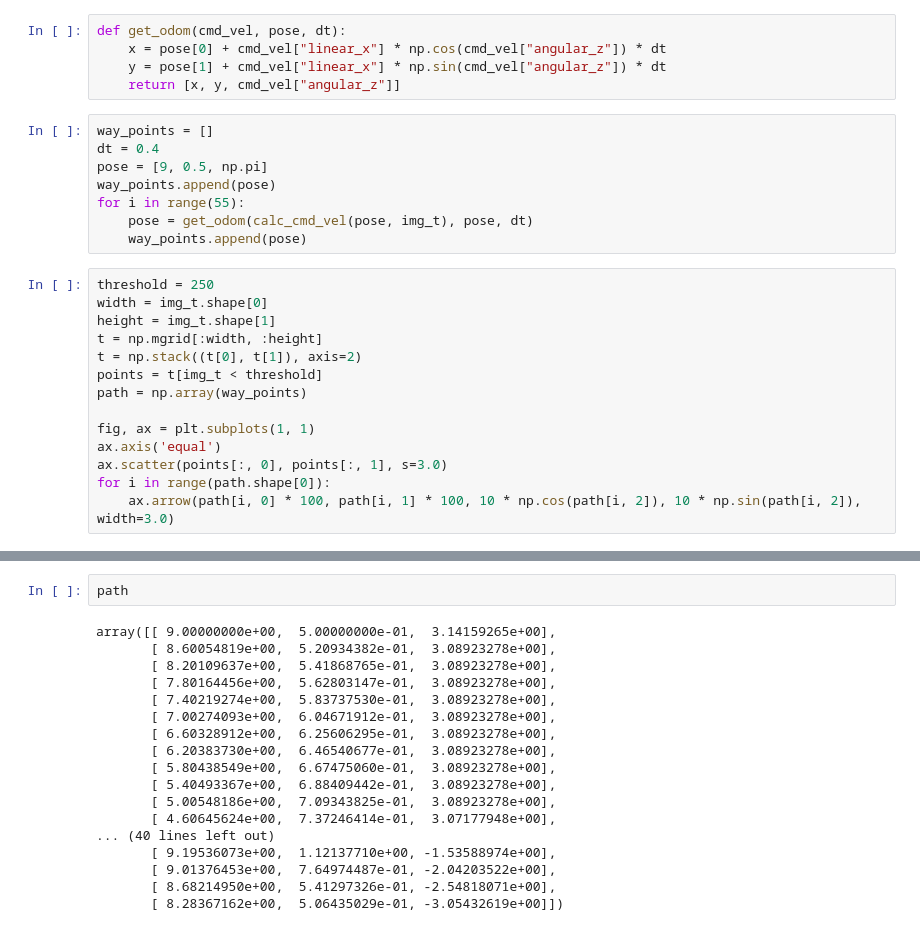
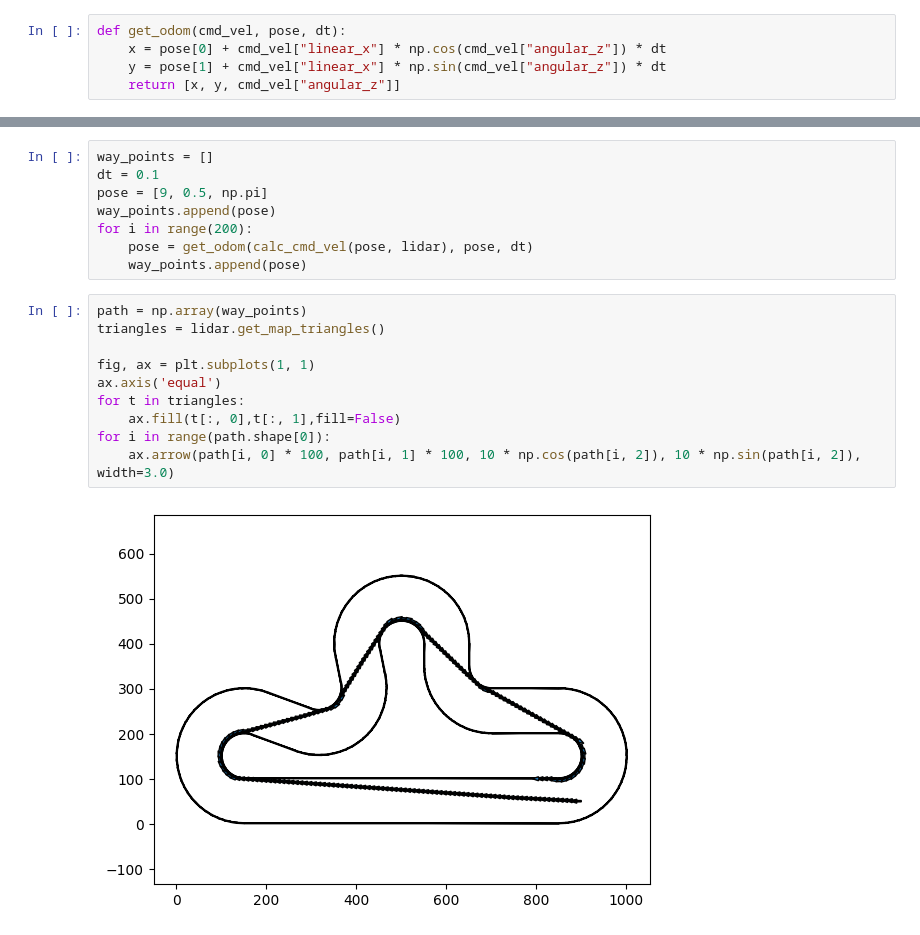
Before and after one commit to hdumcke/TRR2023, a Jupyter notebook: simulation/jupyternb/3-path_planning1.ipynb, the cells around one changed output, grey strips where cells are left out. Cells and saved outputs as stored; diff of their text form.

```diff
--- a/simulation/jupyternb/3-path_planning1.ipynb
+++ b/simulation/jupyternb/3-path_planning1.ipynb
@@ -148,25 +86,3 @@ def get_odom(cmd_vel, pose, dt):
     x = pose[0] + cmd_vel["linear_x"] * np.cos(cmd_vel["angular_z"]) * dt
     y = pose[1] + cmd_vel["linear_x"] * np.sin(cmd_vel["angular_z"]) * dt
     return [x, y, cmd_vel["angular_z"]]
-# %%
-way_points = []
-dt = 0.4
-pose = [9, 0.5, np.pi]
-way_points.append(pose)
-for i in range(55):
-    pose = get_odom(calc_cmd_vel(pose, img_t), pose, dt)
-    way_points.append(pose)
-# %%
-threshold = 250
-width = img_t.shape[0]
-height = img_t.shape[1]
-t = np.mgrid[:width, :height]
-t = np.stack((t[0], t[1]), axis=2)
-points = t[img_t < threshold]
-path = np.array(way_points)
-
-fig, ax = plt.subplots(1, 1)
-ax.axis('equal')
-ax.scatter(points[:, 0], points[:, 1], s=3.0)
-for i in range(path.shape[0]):
-    ax.arrow(path[i, 0] * 100, path[i, 1] * 100, 10 * np.cos(path[i, 2]), 10 * np.sin(path[i, 2]), width=3.0)
@@ -175,20 +89,20 @@ for i in range(path.shape[0]):
-# %%
-path
-# %% [output]
-array([[ 9.00000000e+00,  5.00000000e-01,  3.14159265e+00],
-       [ 8.60054819e+00,  5.20934382e-01,  3.08923278e+00],
-       [ 8.20109637e+00,  5.41868765e-01,  3.08923278e+00],
-       [ 7.80164456e+00,  5.62803147e-01,  3.08923278e+00],
-       [ 7.40219274e+00,  5.83737530e-01,  3.08923278e+00],
-       [ 7.00274093e+00,  6.04671912e-01,  3.08923278e+00],
-       [ 6.60328912e+00,  6.25606295e-01,  3.08923278e+00],
-       [ 6.20383730e+00,  6.46540677e-01,  3.08923278e+00],
-       [ 5.80438549e+00,  6.67475060e-01,  3.08923278e+00],
-       [ 5.40493367e+00,  6.88409442e-01,  3.08923278e+00],
-       [ 5.00548186e+00,  7.09343825e-01,  3.08923278e+00],
-       [ 4.60645624e+00,  7.37246414e-01,  3.07177948e+00],
-... (40 lines left out)
-       [ 9.19536073e+00,  1.12137710e+00, -1.53588974e+00],
-       [ 9.01376453e+00,  7.64974487e-01, -2.04203522e+00],
-       [ 8.68214950e+00,  5.41297326e-01, -2.54818071e+00],
-       [ 8.28367162e+00,  5.06435029e-01, -3.05432619e+00]])
+# %%
+way_points = []
+dt = 0.1
+pose = [9, 0.5, np.pi]
+way_points.append(pose)
+for i in range(200):
+    pose = get_odom(calc_cmd_vel(pose, lidar), pose, dt)
+    way_points.append(pose)
+# %%
+path = np.array(way_points)
+triangles = lidar.get_map_triangles()
+
+fig, ax = plt.subplots(1, 1)
+ax.axis('equal')
+for t in triangles:
+    ax.fill(t[:, 0],t[:, 1],fill=False)
+for i in range(path.shape[0]):
+    ax.arrow(path[i, 0] * 100, path[i, 1] * 100, 10 * np.cos(path[i, 2]), 10 * np.sin(path[i, 2]), width=3.0)
+# %% [output]
+[figure, added]
```
Also changed, not shown: parts of 17 cells of this notebook, 4 other files.
